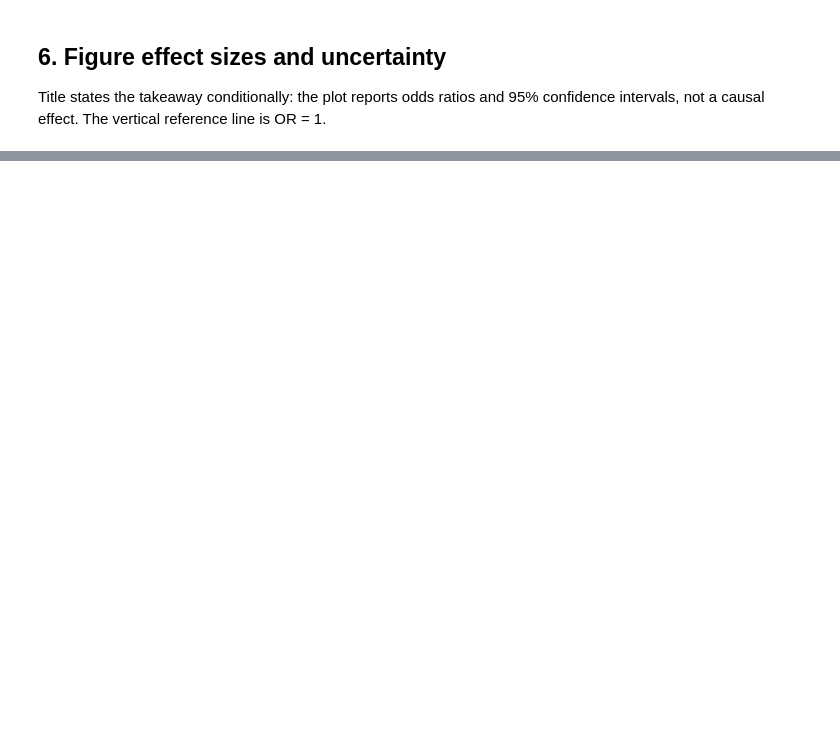
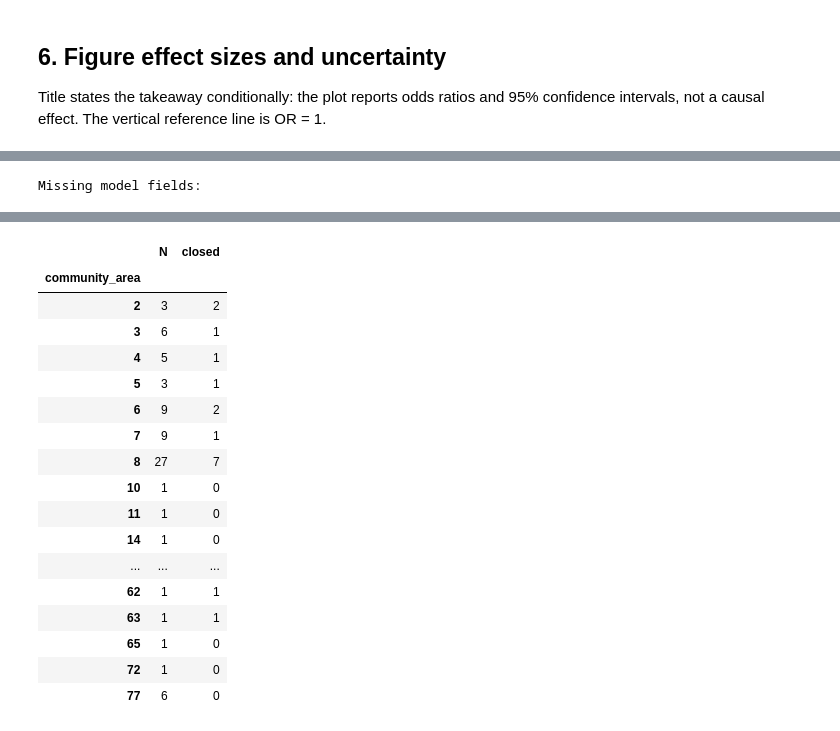
Before and after one commit to IrfanOzmen/CS418_Economic_Trajectories_Group, a Jupyter notebook: Checkpoint_#5_Narrative Analysis/person2_princeton_age_replication.ipynb, the cells around one changed output, grey strips where cells are left out. Cells and saved outputs as stored; diff of their text form; code cells hidden in the pictures; blank space fills up the shorter version.

```diff
--- a/Checkpoint_#5_Narrative Analysis/person2_princeton_age_replication.ipynb
+++ b/Checkpoint_#5_Narrative Analysis/person2_princeton_age_replication.ipynb
@@ -195,0 +631,61 @@ Analyzing 5,355 businesses from the Princeton Yelp dataset, with 4,984 having a
+# %%
+from urllib.request import urlopen
+from matplotlib.path import Path as PolygonPath
+
+geo_path = eyg_repo / "data/finding_1/chicago_community_areas.geojson"
+if not geo_path.exists():
+    geo_path.parent.mkdir(exist_ok=True)
+    with urlopen("https://data.cityofchicago.org/resource/igwz-8jzy.geojson?$limit=100", timeout=60) as response:
+        geojson = json.load(response)
+    temporary = geo_path.with_suffix(".tmp")
+    temporary.write_text(json.dumps(geojson), encoding="utf-8")
+    temporary.replace(geo_path)
+else:
+    geojson = json.loads(geo_path.read_text(encoding="utf-8"))
+assert len(geojson["features"]) == 77
+print("Boundary file SHA256:", hashlib.sha256(geo_path.read_bytes()).hexdigest())
+
+eyg_model_features["first_review"] = pd.to_datetime(eyg_model_features["first_review"])
+eyg_model_features["last_review"] = pd.to_datetime(eyg_model_features["last_review"])
+age_reference = eyg_model_features["last_review"].max()
+eyg_model_features["age_years"] = (
+    age_reference - eyg_model_features["first_review"]
+).dt.days / 365.25
+eyg_model_features["log2_reviews"] = np.log2(eyg_model_features["review_count"])
+eyg_model_features["log_age"] = np.log1p(eyg_model_features["age_years"])
+
+points = eyg_model_features[["longitude", "latitude"]].to_numpy(dtype=float)
+area_matches = [[] for _ in range(len(points))]
+for feature in geojson["features"]:
+    geometry = feature["geometry"]
+    polygons = geometry["coordinates"] if geometry["type"] == "MultiPolygon" else [geometry["coordinates"]]
+    inside_area = np.zeros(len(points), dtype=bool)
+    for rings in polygons:
+        inside = PolygonPath(rings[0]).contains_points(points, radius=1e-10)
+        for hole in rings[1:]:
+            inside &= ~PolygonPath(hole).contains_points(points, radius=-1e-10)
+        inside_area |= inside
+    for index in np.flatnonzero(inside_area):
+        area_matches[index].append(int(feature["properties"]["area_num_1"]))
+eyg_model_features["community_area"] = [
+    matches[0] if len(matches) == 1 else np.nan for matches in area_matches
+]
+required_eyg = ["closed", "log2_reviews", "log_age", "rating", "negative_share", "community_area"]
+eyg_model_sample = eyg_model_features.dropna(subset=required_eyg).copy()
+eyg_model_sample["community_area"] = eyg_model_sample["community_area"].astype(int)
+assert eyg_model_sample["closed"].nunique() == 2
+assert np.isfinite(eyg_model_sample[required_eyg].to_numpy(dtype=float)).all()
+
+display(pd.DataFrame([
+    {"Cohort": "Original EYG metadata", "N": len(eyg_model_features),
+     "Closed": int(eyg_model_features["closed"].sum())},
+    {"Cohort": "Same complete records in all four models", "N": len(eyg_model_sample),
+     "Closed": int(eyg_model_sample["closed"].sum())},
+]))
+print("Missing model fields:")
+display(eyg_model_features[required_eyg].isna().sum().to_frame("Missing"))
+eyg_area_audit = eyg_model_sample.groupby("community_area")["closed"].agg(N="size", closed="sum")
+display(eyg_area_audit)
+print("Community areas:", len(eyg_area_audit))
+print("Age proxy reference:", age_reference.date(), "(latest EYG posting date; status observation date unknown)")
+# %% [output]
@@ -195,0 +696 @@ Analyzing 5,355 businesses from the Princeton Yelp dataset, with 4,984 having a
+Missing model fields:
@@ -195,0 +704,18 @@ Analyzing 5,355 businesses from the Princeton Yelp dataset, with 4,984 having a
+|  | N | closed |
+| community_area |  |  |
+| 2 | 3 | 2 |
+| 3 | 6 | 1 |
+| 4 | 5 | 1 |
+| 5 | 3 | 1 |
+| 6 | 9 | 2 |
+| 7 | 9 | 1 |
+| 8 | 27 | 7 |
+| 10 | 1 | 0 |
+| 11 | 1 | 0 |
+| 14 | 1 | 0 |
+| ... | ... | ... |
+| 62 | 1 | 1 |
+| 63 | 1 | 1 |
+| 65 | 1 | 0 |
+| 72 | 1 | 0 |
+| 77 | 6 | 0 |
```
Also changed, not shown: parts of 32 cells of this notebook.
